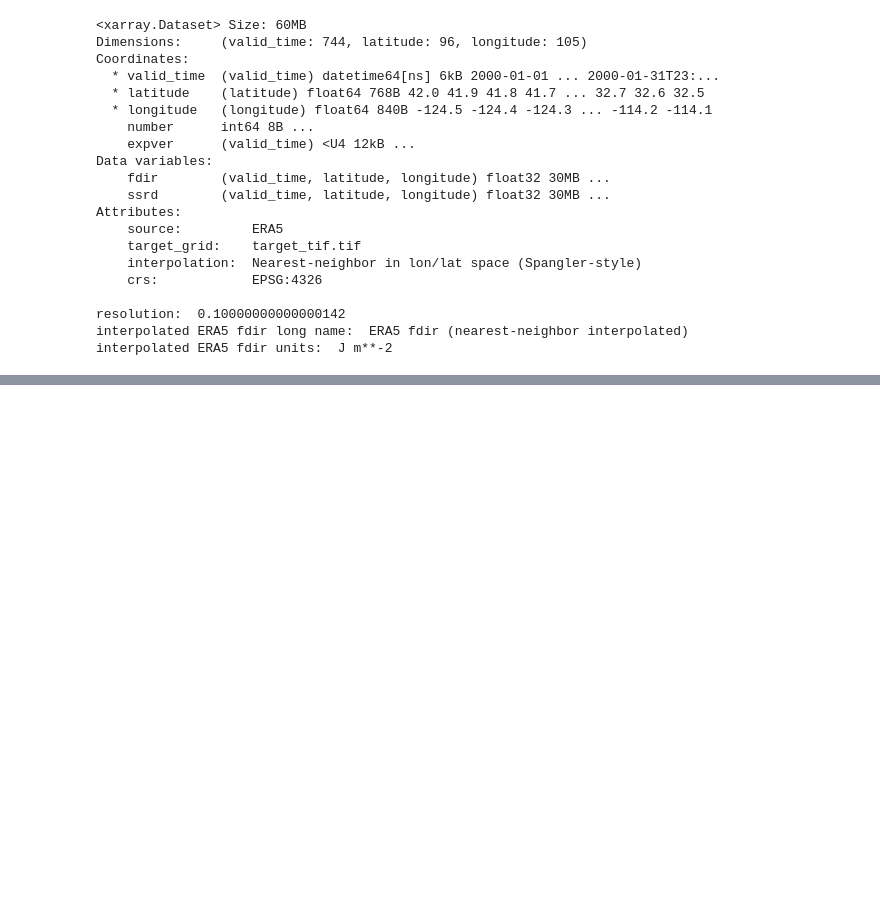
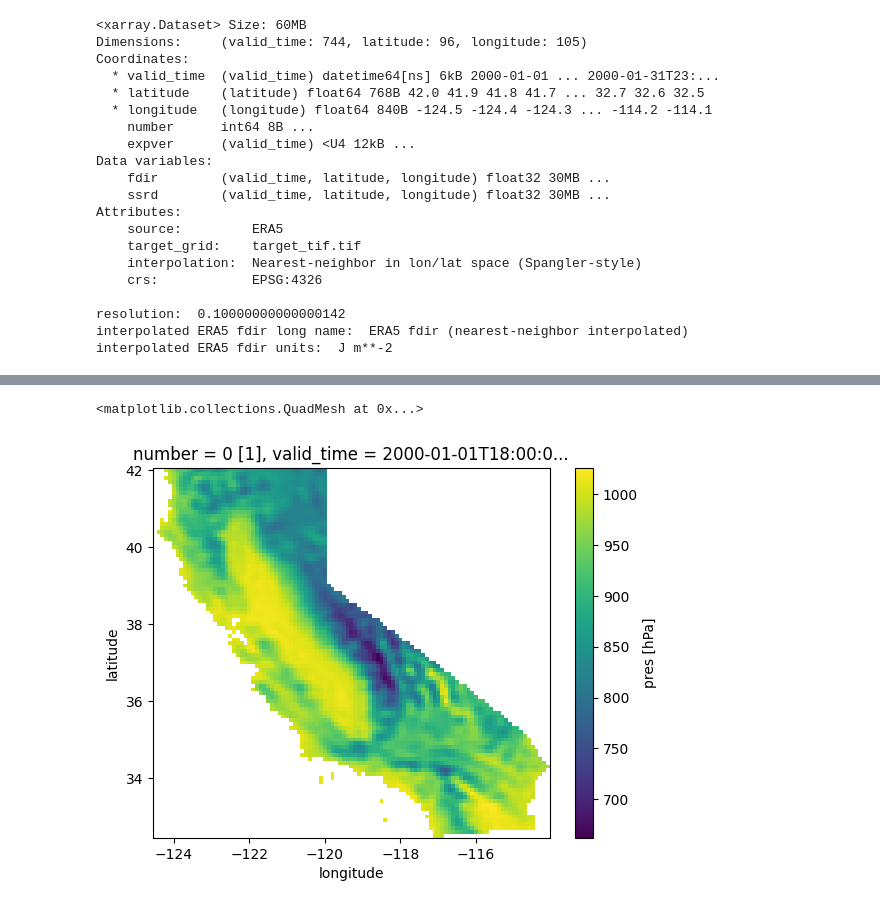
Before and after one commit to JuliaE0/WBGT-heat-project, a Jupyter notebook: WBGT 2000-2025/Checking_preprocessed_files.ipynb, the cells around one changed output, grey strips where cells are left out. Cells and saved outputs as stored; diff of their text form; code cells hidden in the pictures; blank space fills up the shorter version.

```diff
--- a/WBGT 2000-2025/Checking_preprocessed_files.ipynb
+++ b/WBGT 2000-2025/Checking_preprocessed_files.ipynb
@@ -58,0 +81,5 @@ interpolated ERA5 fdir units:  J m**-2
+# %%
+wbgt_inputs_2000_01["pres"].where(~mask.isnull()).sel(valid_time="2000-01-01T18:00").plot(cmap="viridis")
+# %% [output]
+<matplotlib.collections.QuadMesh at 0x...>
+[figure, added]
```
Also changed, not shown: parts of 11 cells of this notebook.
